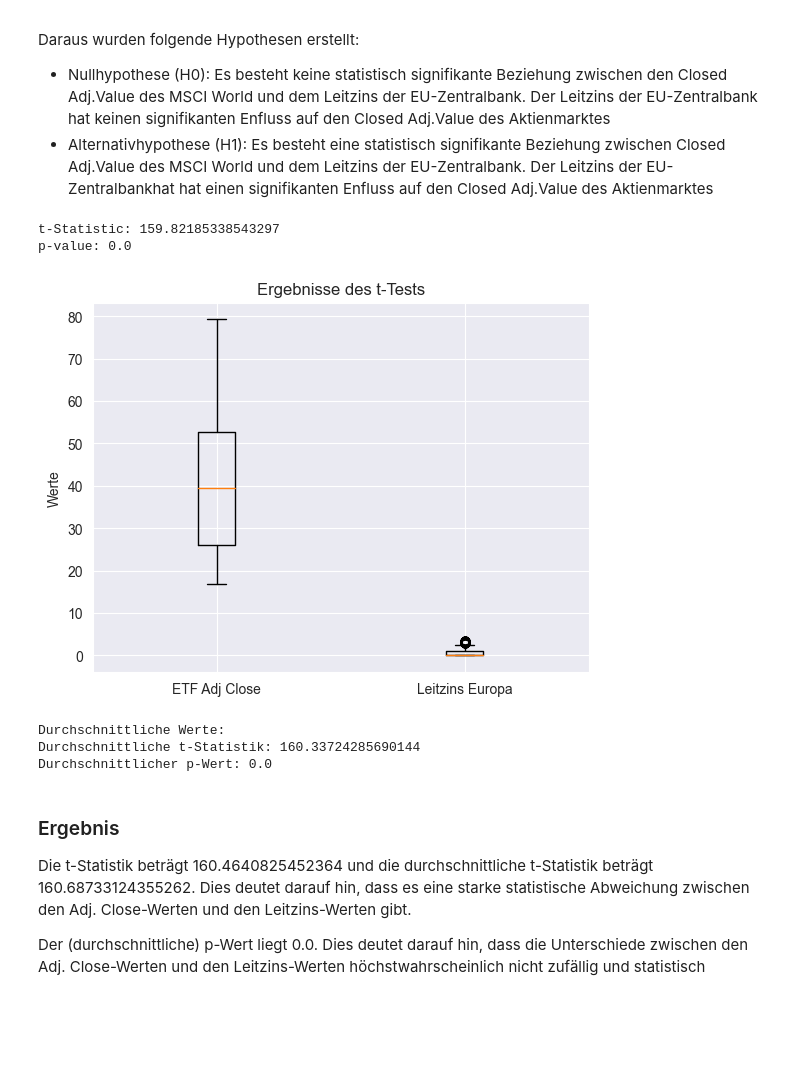
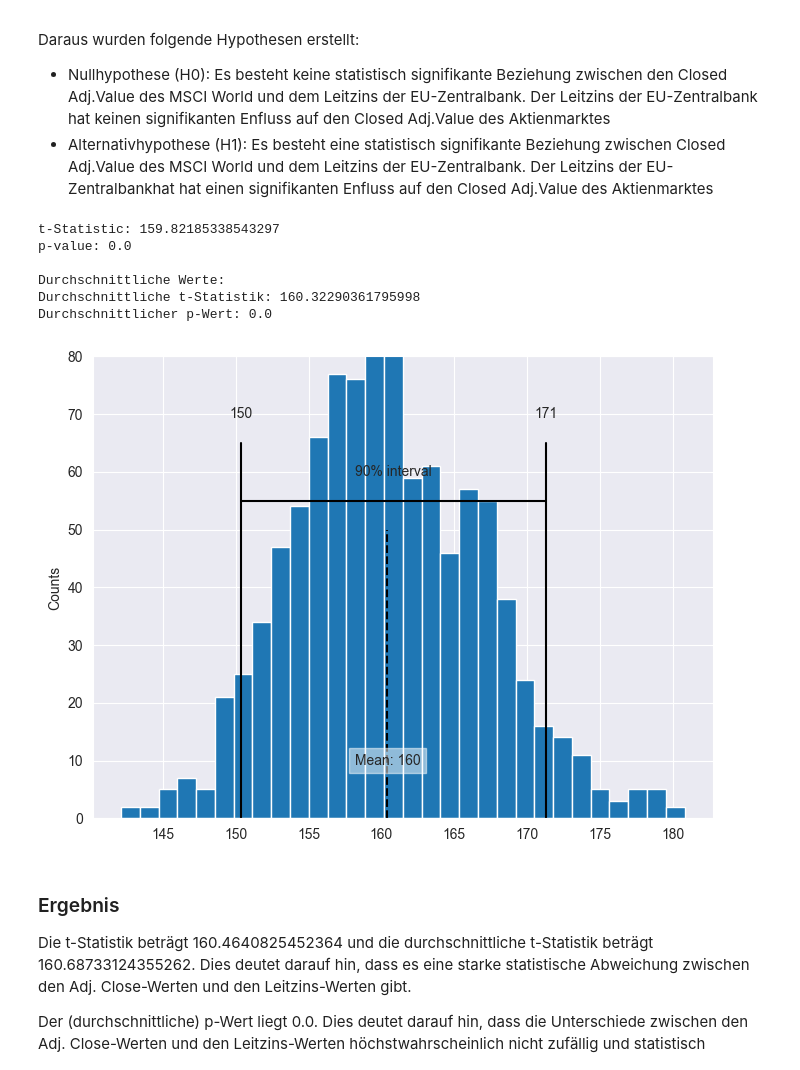
Before and after one commit to FalcarDE/ss_2032_stonks_data_science, a Jupyter notebook: Chapter 2 - Modelling and Evaluation - Analyse.ipynb, the cells around one changed output. Drawn from its saved outputs; the diff is of its cells as text; code cells hidden in the pictures; blank space fills up the shorter version.

Commit message:
Konfidenzintervall Diagramm for T-Test and Anova + some minor fixes

```diff
--- a/Chapter 2 - Modelling and Evaluation - Analyse.ipynb
+++ b/Chapter 2 - Modelling and Evaluation - Analyse.ipynb
@@ -59,47 +59,89 @@ print("p-value:", p_value)
 
 data = [etf_filtered['Adj Close'], eu_funds_filtered['Percent per annum']]
 
-# Boxplot erstellen
-plt.boxplot(data, labels=['ETF Adj Close', 'Leitzins Europa'])
-plt.ylabel('Werte')
-plt.title('Ergebnisse des t-Tests')
-plt.show()
 
 # -------------------------------------------------------------------------------------------------------
 # Bootstrap-Sampling
 num_bootstrap_samples = 1000
 bootstrap_samples = []
 
 for _ in range(num_bootstrap_samples):
     sample_etf = np.random.choice(etf_filtered['Adj Close'], size=len(etf_filtered), replace=True)
     sample_eu_funds = np.random.choice(eu_funds_filtered['Percent per annum'], size=len(eu_funds_filtered), replace=True)
     bootstrap_samples.append((sample_etf, sample_eu_funds))
 
 # print(bootstrap_samples)
 
 # t-Test für Bootstrap-Samples durchführen
 t_test_results = []
 
 for sample_etf, sample_eu_funds in bootstrap_samples:
     t_statistic, p_value = stats.ttest_ind(sample_etf, sample_eu_funds)
     t_test_results.append((t_statistic, p_value))
 
 # Durchschnittliche t-Statistik und p-Wert berechnen
 average_t_value = np.mean([result[0] for result in t_test_results])
 average_p_value = np.mean([result[1] for result in t_test_results])
 
 # Ausgabe der Ergebnisse
 print()
 print("Durchschnittliche Werte:")
 print("Durchschnittliche t-Statistik:", average_t_value)
 print("Durchschnittlicher p-Wert:", average_p_value)
+
+#------------------------------------------------------
+# Bootstrap-Sampling-Funktion
+def bootstrap_sample(data, n_samples):
+    samples = []
+    n = len(data)
+    for _ in range(n_samples):
+        resampled_data = np.random.choice(data, size=n, replace=True)
+        samples.append(resampled_data)
+    return samples
+
+# Bootstrap-Sampling
+n_bootstrap_samples = 1000
+etf_samples = bootstrap_sample(etf_filtered['Adj Close'], n_bootstrap_samples)
+eu_funds_samples = bootstrap_sample(eu_funds_filtered['Percent per annum'], n_bootstrap_samples)
+
+# t-Test für jedes Bootstrap-Sample durchführen und Ergebnisse speichern
+bootstrap_results = []
+for i in range(n_bootstrap_samples):
+    t_statistic_bs, _ = stats.ttest_ind(etf_samples[i], eu_funds_samples[i])
+    bootstrap_results.append(t_statistic_bs)
+
+# Konfidenzintervall berechnen
+results = pd.Series(bootstrap_results)
+confidence_interval = list(results.quantile([0.05, 0.95]))
+
+# Diagramm erstellen
+ax = results.plot.hist(bins=30, figsize=(8, 6))
+ax.plot(confidence_interval, [55, 55], color='black')
+for x in confidence_interval:
+    ax.plot([x, x], [0, 65], color='black')
+    ax.text(x, 70, f'{x:.0f}',
+            horizontalalignment='center', verticalalignment='center')
+ax.text(sum(confidence_interval) / 2, 60, '90% interval',
+        horizontalalignment='center', verticalalignment='center')
+
+mean_of_standard_deviation_adj_close = results.mean()
+ax.plot([mean_of_standard_deviation_adj_close, mean_of_standard_deviation_adj_close], [0, 50], color='black', linestyle='--')
+ax.text(mean_of_standard_deviation_adj_close, 10, f'Mean: {mean_of_standard_deviation_adj_close:.0f}',
+        bbox=dict(facecolor='white', edgecolor='white', alpha=0.5),
+        horizontalalignment='center', verticalalignment='center')
+
+ax.set_ylim(0, 80)
+ax.set_ylabel('Counts')
+
+plt.show()
 # %% [output]
 t-Statistic: 159.82185338543297
 p-value: 0.0
+
+Durchschnittliche Werte:
+Durchschnittliche t-Statistik: 160.32290361795998
+Durchschnittlicher p-Wert: 0.0
-[figure, old version]
+[figure, new version]
-Durchschnittliche Werte:
-Durchschnittliche t-Statistik: 160.33724285690144
-Durchschnittlicher p-Wert: 0.0
 # %% [markdown]
 ### Ergebnis
 Die t-Statistik beträgt 160.4640825452364 und die durchschnittliche t-Statistik beträgt 160.68733124355262. Dies deutet darauf hin, dass es eine starke statistische Abweichung zwischen den Adj. Close-Werten und den Leitzins-Werten gibt.
```
Also changed, not shown: parts of 3 cells of this notebook, 1 other file.
